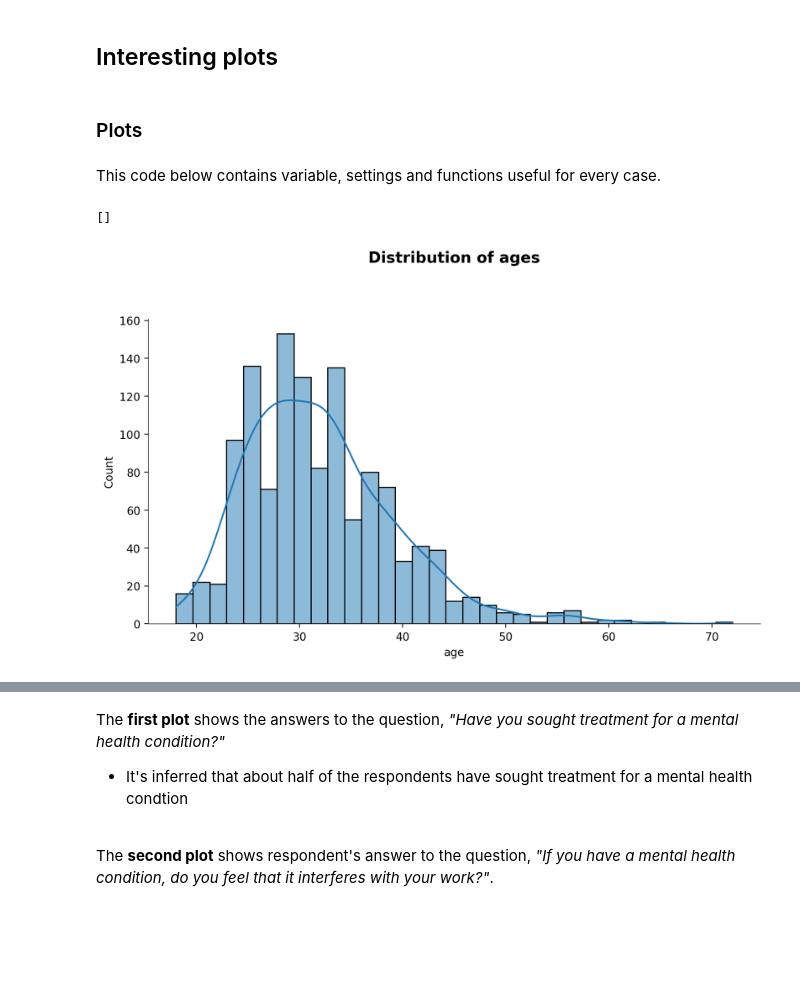
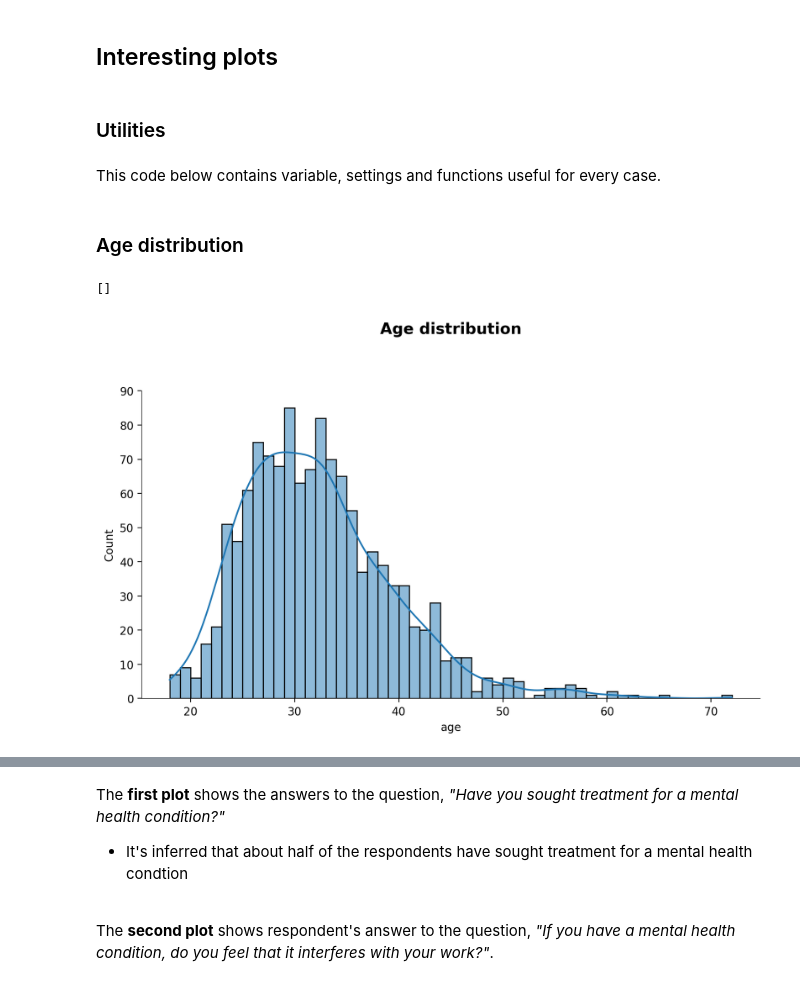
Before and after one commit to EmmaTosato/Programming_Project, a Jupyter notebook: jupyter_project.ipynb, the cells around one changed output, grey strips where cells are left out. Cells and saved outputs as stored; diff of their text form; code cells hidden in the pictures; blank space fills up the shorter version.

```diff
--- a/jupyter_project.ipynb
+++ b/jupyter_project.ipynb
@@ -441,7 +441,7 @@ mental_health_df = mental_health_df_raw.copy()
 # %% [markdown]
 ## Interesting plots
 # %% [markdown]
-### Plots
+### Utilities
 # %% [markdown]
 This code below contains variable, settings and functions useful for every case.
 # %%
@@ -465,11 +465,14 @@ def percent(df, row):
 		total = df[column].sum()
 		perc.append((round((values/ total),2)))
 	return perc
+# %% [markdown]
+### Age distribution
 # %%
 plt.figure(figsize=(10,5))
-sb.histplot(mental_health_df['age'],kde=True,)
-plt.title("Distribution of ages", fontsize= 14, fontweight= 'heavy', color = 'black', y=1.15, pad=10)
+sb.histplot(mental_health_df['age'],kde=True,binwidth=1)
+plt.title("Age distribution", fontsize= 14, fontweight= 'heavy', color = 'black', y=1.15, pad=10)
+plt.ylim(0, 90)
 plt.plot()
 # %% [output]
 []
-[figure, old version]
+[figure, new version]
```
Also changed, not shown: parts of 22 cells of this notebook, 1 other file.
